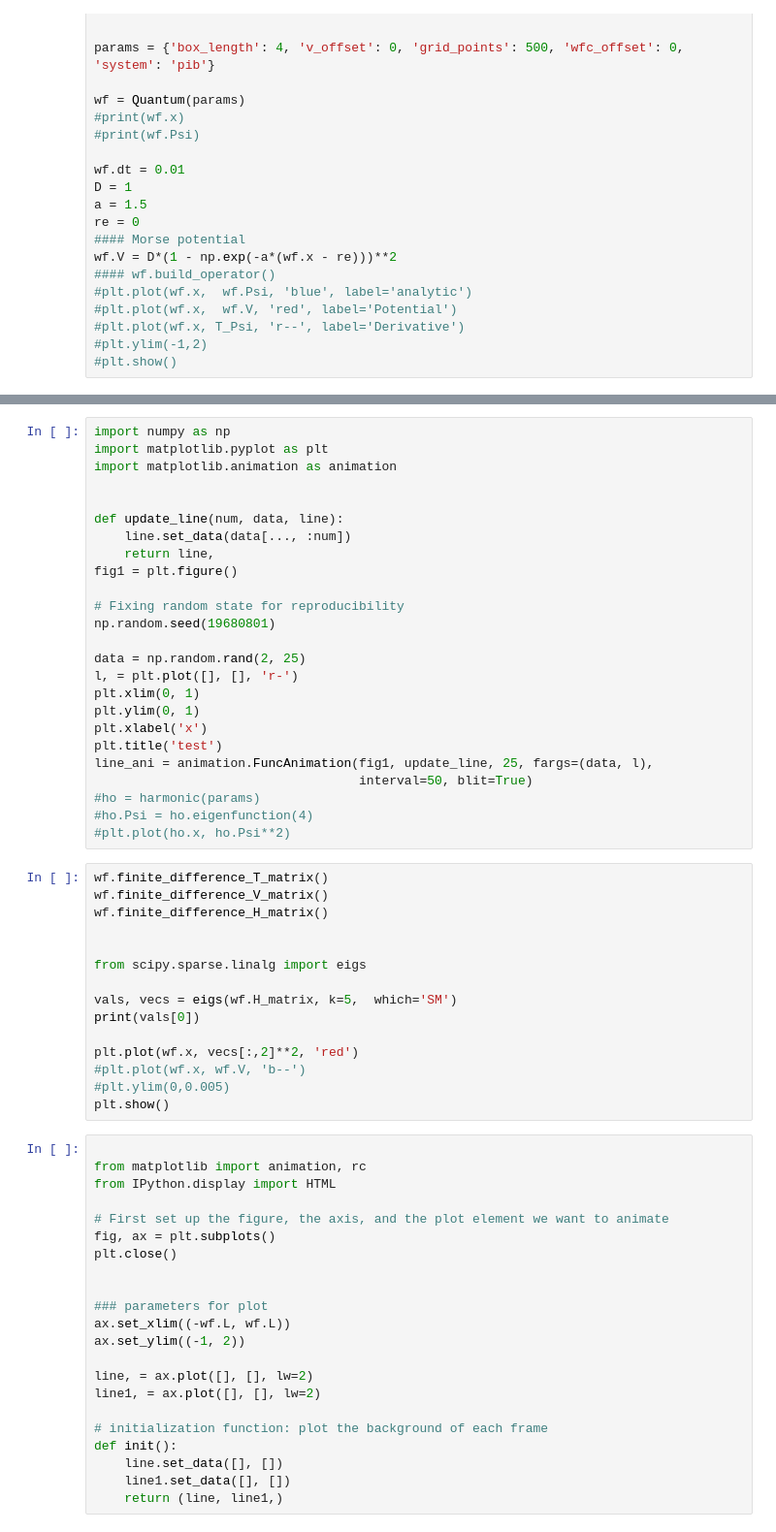
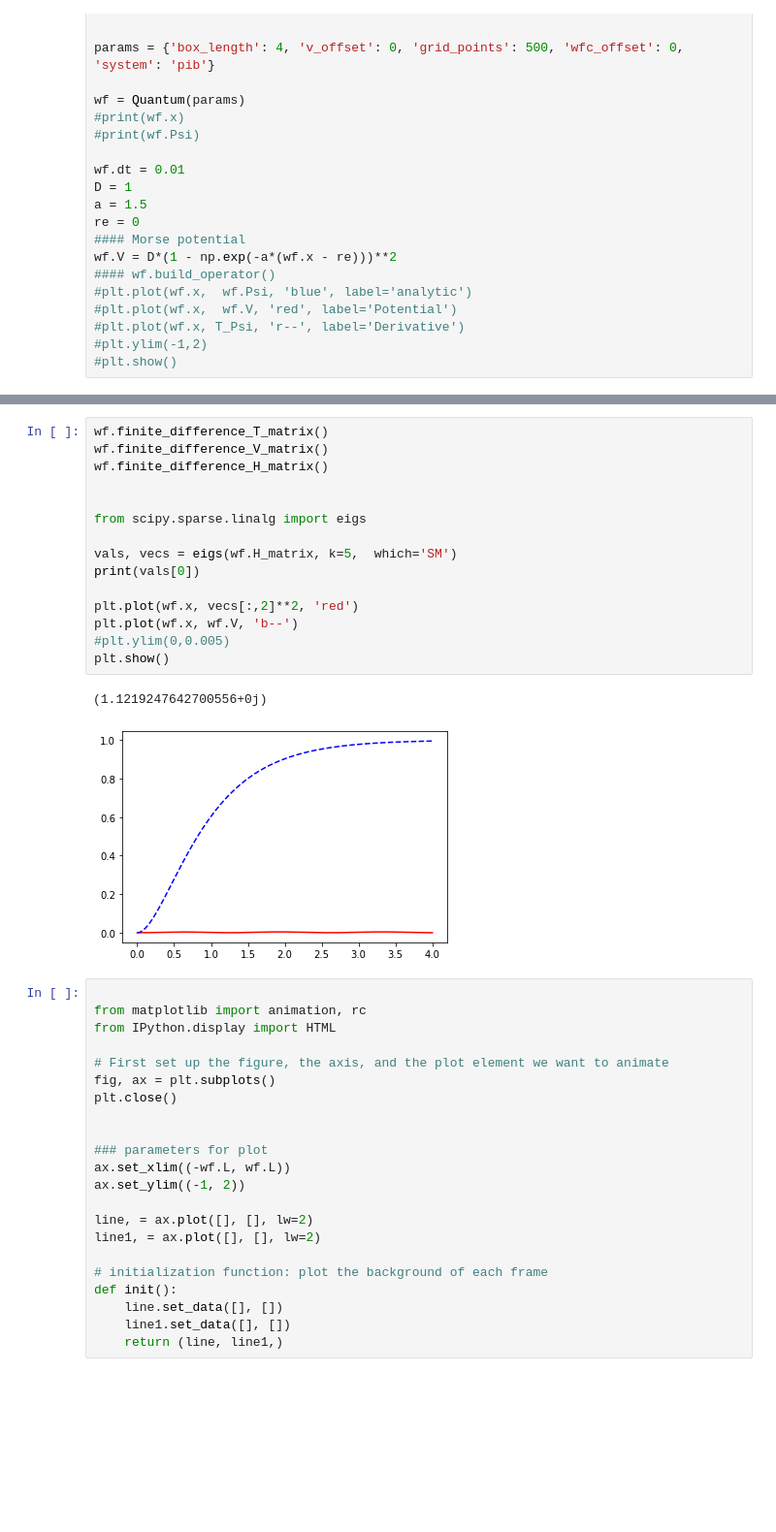
Before and after one commit to FoleyLab/wpspec, a Jupyter notebook: demo.ipynb, the cells around one changed output, grey strips where cells are left out. Shown at 97% size. Saved outputs shown, nothing was run; the diff lists cells and outputs as text; blank space fills up the shorter version.

```diff
--- a/demo.ipynb
+++ b/demo.ipynb
@@ -49,44 +33,22 @@ pi.expand_pib()
 [figure]
-# %%
-import numpy as np
-import matplotlib.pyplot as plt
-import matplotlib.animation as animation
-
-
-def update_line(num, data, line):
-    line.set_data(data[..., :num])
-    return line,
-fig1 = plt.figure()
-
-# Fixing random state for reproducibility
-np.random.seed(19680801)
-
-data = np.random.rand(2, 25)
-l, = plt.plot([], [], 'r-')
-plt.xlim(0, 1)
-plt.ylim(0, 1)
-plt.xlabel('x')
-plt.title('test')
-line_ani = animation.FuncAnimation(fig1, update_line, 25, fargs=(data, l),
-                                   interval=50, blit=True)
-#ho = harmonic(params)
-#ho.Psi = ho.eigenfunction(4)
-#plt.plot(ho.x, ho.Psi**2)
 # %%
 wf.finite_difference_T_matrix()
 wf.finite_difference_V_matrix()
 wf.finite_difference_H_matrix()
 
 
 from scipy.sparse.linalg import eigs
 
 vals, vecs = eigs(wf.H_matrix, k=5,  which='SM')
 print(vals[0])
 
 plt.plot(wf.x, vecs[:,2]**2, 'red')
-#plt.plot(wf.x, wf.V, 'b--')
+plt.plot(wf.x, wf.V, 'b--')
 #plt.ylim(0,0.005)
 plt.show()
+# %% [output]
+(1.1219247642700556+0j)
+[figure, added]
 # %%
 
 from matplotlib import animation, rc
```
Also changed, not shown: parts of 2 cells of this notebook, 1 other file.
